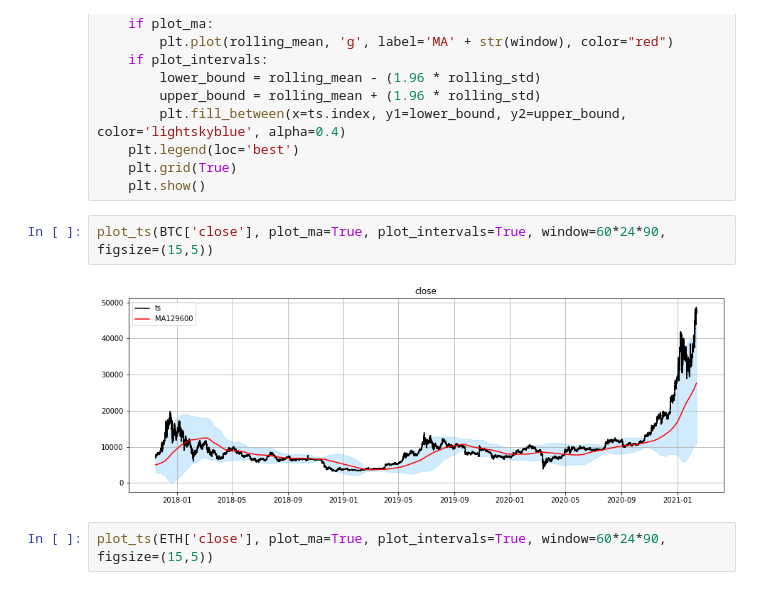
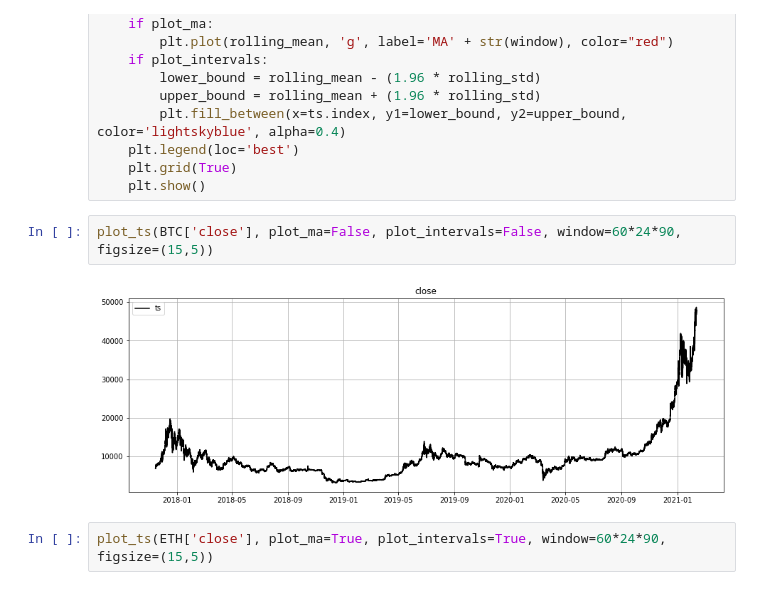
Before and after one commit to Jeffrey-shipping-it/Crypto-time-series, a Jupyter notebook: notebooks/modelling_NeuralProphet.ipynb, the cells around one changed output. Cells and saved outputs as stored; diff of their text form.

```diff
--- a/notebooks/modelling_NeuralProphet.ipynb
+++ b/notebooks/modelling_NeuralProphet.ipynb
@@ -57,9 +57,9 @@ def plot_ts(ts, plot_ma=True, plot_intervals=True, window=30, figsize=(15, 5)):
     plt.grid(True)
     plt.show()
 # %%
-plot_ts(BTC['close'], plot_ma=True, plot_intervals=True, window=60*24*90, figsize=(15,5))
+plot_ts(BTC['close'], plot_ma=False, plot_intervals=False, window=60*24*90, figsize=(15,5))
 # %% [output]
-[figure, old version]
+[figure, new version]
 # %%
 plot_ts(ETH['close'], plot_ma=True, plot_intervals=True, window=60*24*90, figsize=(15,5))
 # %% [output]
```
Also changed, not shown: parts of 9 cells of this notebook, 3 other files.
